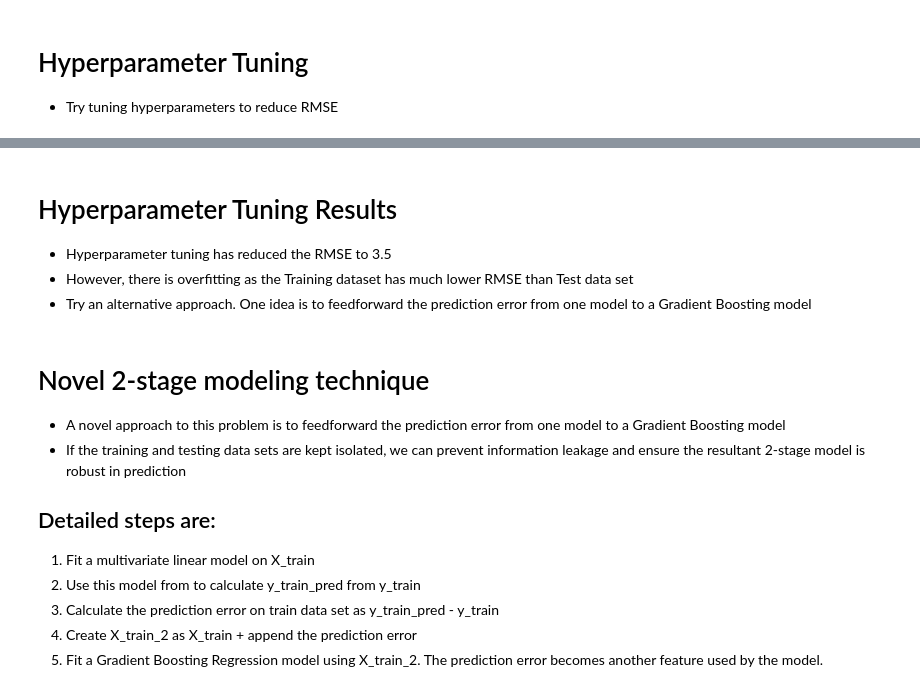
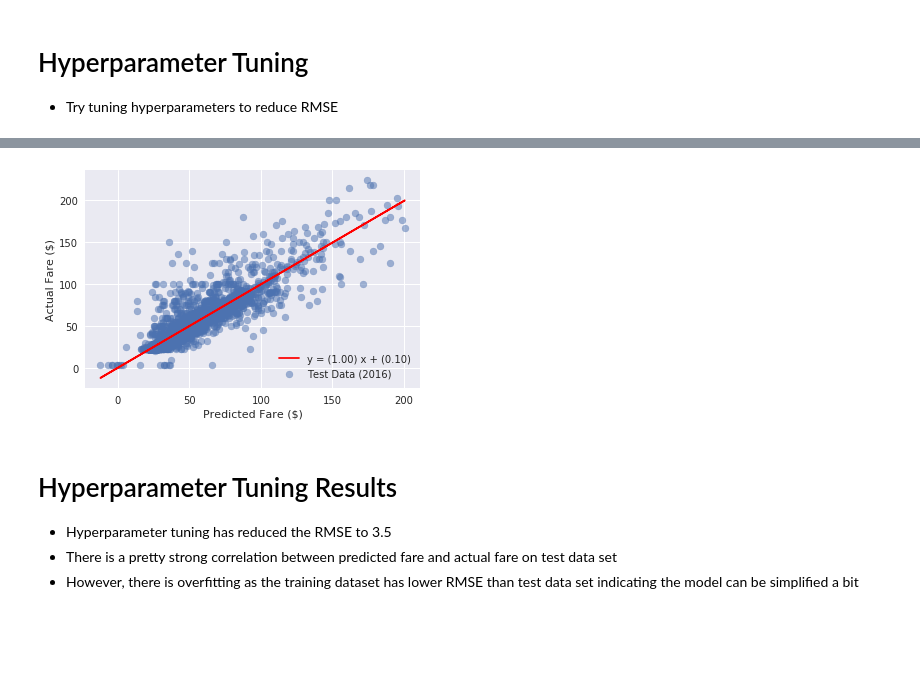
Before and after one commit to stephenleo/nyc-taxi, a Jupyter notebook: Fare Prediction.ipynb, the cells around one changed output, grey strips where cells are left out. Saved outputs shown, nothing was run; the diff lists cells and outputs as text; code cells hidden in the pictures; blank space fills up the shorter version.

```diff
--- a/Fare Prediction.ipynb
+++ b/Fare Prediction.ipynb
@@ -355,18 +366,24 @@ R2: 0.96
 ----Test Data results (2016 data set)----
 RMSE: $3.5
 R2: 0.92
+# %%
+y_train_pred = gbr_tuned.predict(X_train)
+y_test_pred = gbr_tuned.predict(X_test)
+test_data_fit = LinearRegression().fit(y_test_pred.reshape(-1, 1),y_test)
+slope = test_data_fit.coef_[0]
+intercept = test_data_fit.intercept_
+line = slope * y_test_pred + intercept
+
+#plt.scatter(y_train_pred, y_train, alpha = 0.5, label = 'Training Data (2015)')
+plt.scatter(y_test_pred, y_test, alpha = 0.5, label = 'Test Data (2016)')
+plt.plot(y_test_pred, line, 'r', label='y = ({:.2f}) x + ({:.2f})'.format(slope,intercept))
+plt.legend(loc = 'lower right')
+plt.xlabel('Predicted Fare ($)')
+plt.ylabel('Actual Fare ($)');
+# %% [output]
+[figure, added]
 # %% [markdown]
 # Hyperparameter Tuning Results
 - Hyperparameter tuning has reduced the RMSE to 3.5
-- However, there is overfitting as the Training dataset has much lower RMSE than Test data set
-- Try an alternative approach. One idea is to feedforward the prediction error from one model to a Gradient Boosting model
+- There is a pretty strong correlation between predicted fare and actual fare on test data set
+- However, there is overfitting as the training dataset has lower RMSE than test data set indicating the model can be simplified a bit
-# %% [markdown]
-# Novel 2-stage modeling technique
-- A novel approach to this problem is to feedforward the prediction error from one model to a Gradient Boosting model
-- If the training and testing data sets are kept isolated, we can prevent information leakage and ensure the resultant 2-stage model is robust in prediction
-## Detailed steps are:
-1. Fit a multivariate linear model on X_train
-2. Use this model from to calculate y_train_pred from y_train
-3. Calculate the prediction error on train data set as y_train_pred - y_train
-4. Create X_train_2 as X_train + append the prediction error
-5. Fit a Gradient Boosting Regression model using X_train_2. The prediction error becomes another feature used by the model.
```
Also changed, not shown: parts of 27 cells of this notebook.
